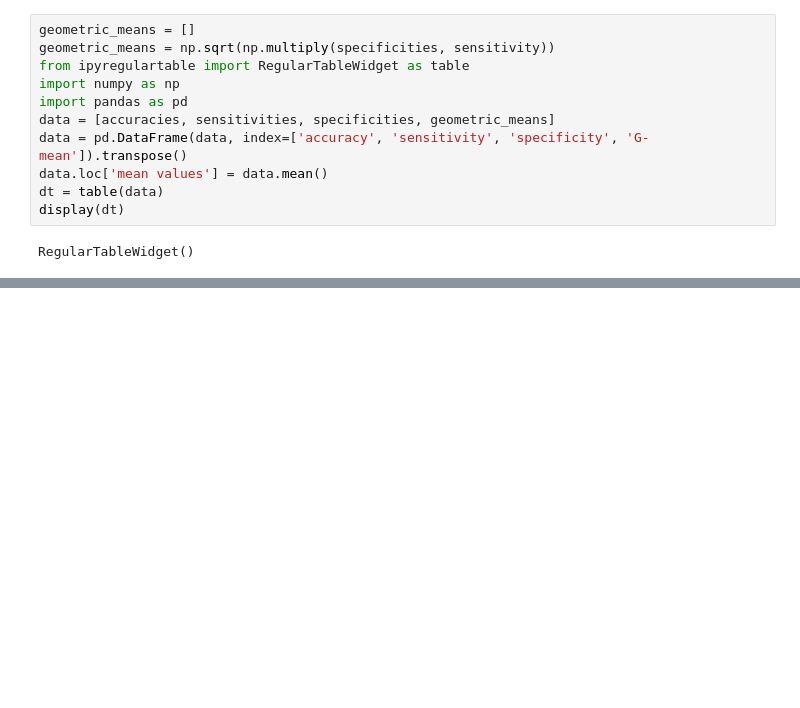
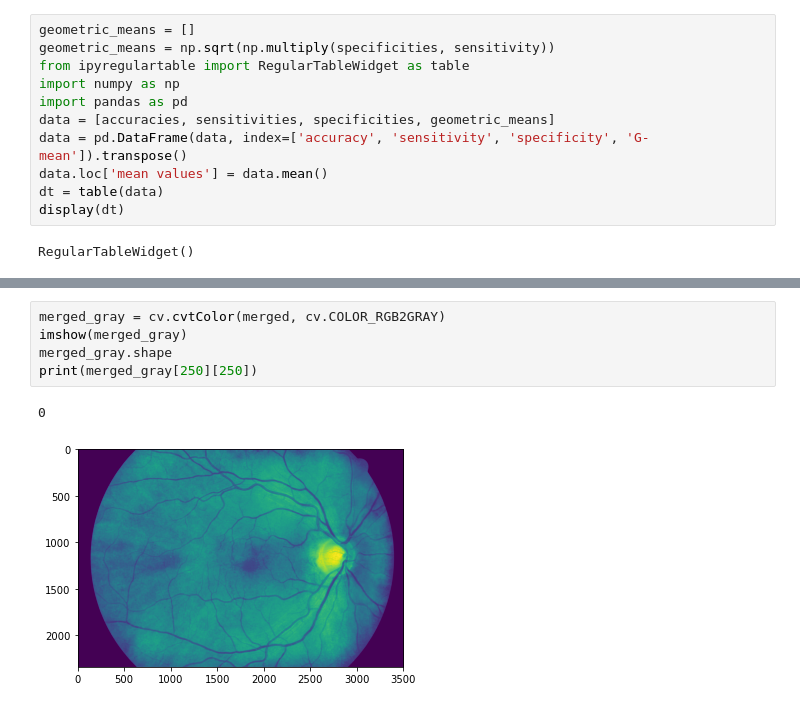
Before and after one commit to codeblessing/S6-IwM, a Jupyter notebook: fundus_vessels.ipynb, the cells around one changed output, grey strips where cells are left out. Drawn from its saved outputs; the diff is of its cells as text; blank space fills up the shorter version.

```diff
--- a/fundus_vessels.ipynb
+++ b/fundus_vessels.ipynb
@@ -160,0 +186,8 @@ RegularTableWidget()
+# %%
+merged_gray = cv.cvtColor(merged, cv.COLOR_RGB2GRAY)
+imshow(merged_gray)
+merged_gray.shape
+print(merged_gray[250][250])
+# %% [output]
+0
+[figure, added]
```
Also changed, not shown: parts of 15 cells of this notebook, 1 other file.
